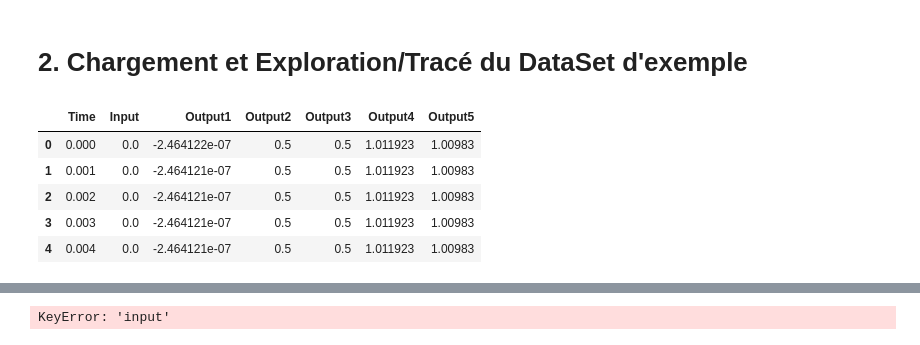
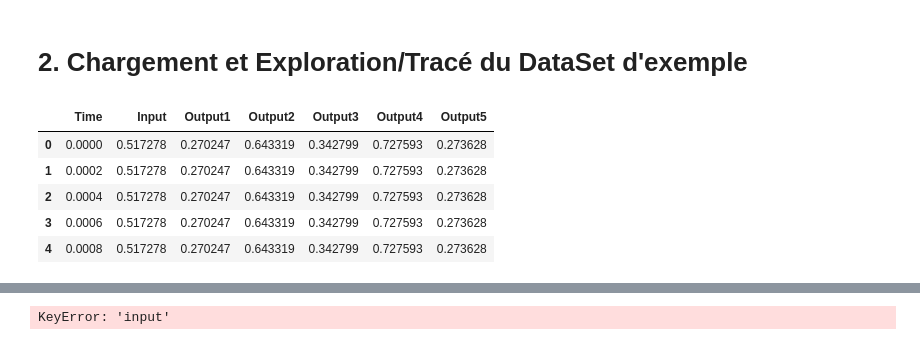
Before and after one commit to TrellixVulnTeam/AI4IA_phase1_python_SSPJ, a Jupyter notebook: experimentation_AI4IA_phase1.ipynb, the cells around one changed output, grey strips where cells are left out. Drawn from its saved outputs; the diff is of its cells as text; code cells hidden in the pictures.

```diff
--- a/experimentation_AI4IA_phase1.ipynb
+++ b/experimentation_AI4IA_phase1.ipynb
@@ -87,16 +88,25 @@ d = {}
 for name in names:
     d[name] = pd.read_csv(rep_data + name + '.csv',sep=',',index_col=False)
 # %%
+def normalize(d):
+    for feature_name in d.columns:
+        max_value = d[feature_name].max()
+        min_value = d[feature_name].min()
+        d[feature_name] = (d[feature_name] - min_value) / (max_value - min_value)
+    return d
+
 for name in names:
     d[name] = d[name][['Time', 'Input', 'Output1', 'Output2', 'Output3', 'Output4', 'Output5']]
+    normalize(d[name])
+
 d['input6'].head()
 # %% [output]
 |  | Time | Input | Output1 | Output2 | Output3 | Output4 | Output5 |
-| 0 | 0.000 | 0.0 | -2.464122e-07 | 0.5 | 0.5 | 1.011923 | 1.00983 |
-| 1 | 0.001 | 0.0 | -2.464121e-07 | 0.5 | 0.5 | 1.011923 | 1.00983 |
-| 2 | 0.002 | 0.0 | -2.464121e-07 | 0.5 | 0.5 | 1.011923 | 1.00983 |
-| 3 | 0.003 | 0.0 | -2.464121e-07 | 0.5 | 0.5 | 1.011923 | 1.00983 |
-| 4 | 0.004 | 0.0 | -2.464121e-07 | 0.5 | 0.5 | 1.011923 | 1.00983 |
+| 0 | 0.0000 | 0.517278 | 0.270247 | 0.643319 | 0.342799 | 0.727593 | 0.273628 |
+| 1 | 0.0002 | 0.517278 | 0.270247 | 0.643319 | 0.342799 | 0.727593 | 0.273628 |
+| 2 | 0.0004 | 0.517278 | 0.270247 | 0.643319 | 0.342799 | 0.727593 | 0.273628 |
+| 3 | 0.0006 | 0.517278 | 0.270247 | 0.643319 | 0.342799 | 0.727593 | 0.273628 |
+| 4 | 0.0008 | 0.517278 | 0.270247 | 0.643319 | 0.342799 | 0.727593 | 0.273628 |
 # %%
 N_input   = 1
 N_outputs = 5
```
Also changed, not shown: parts of 3 cells of this notebook.
